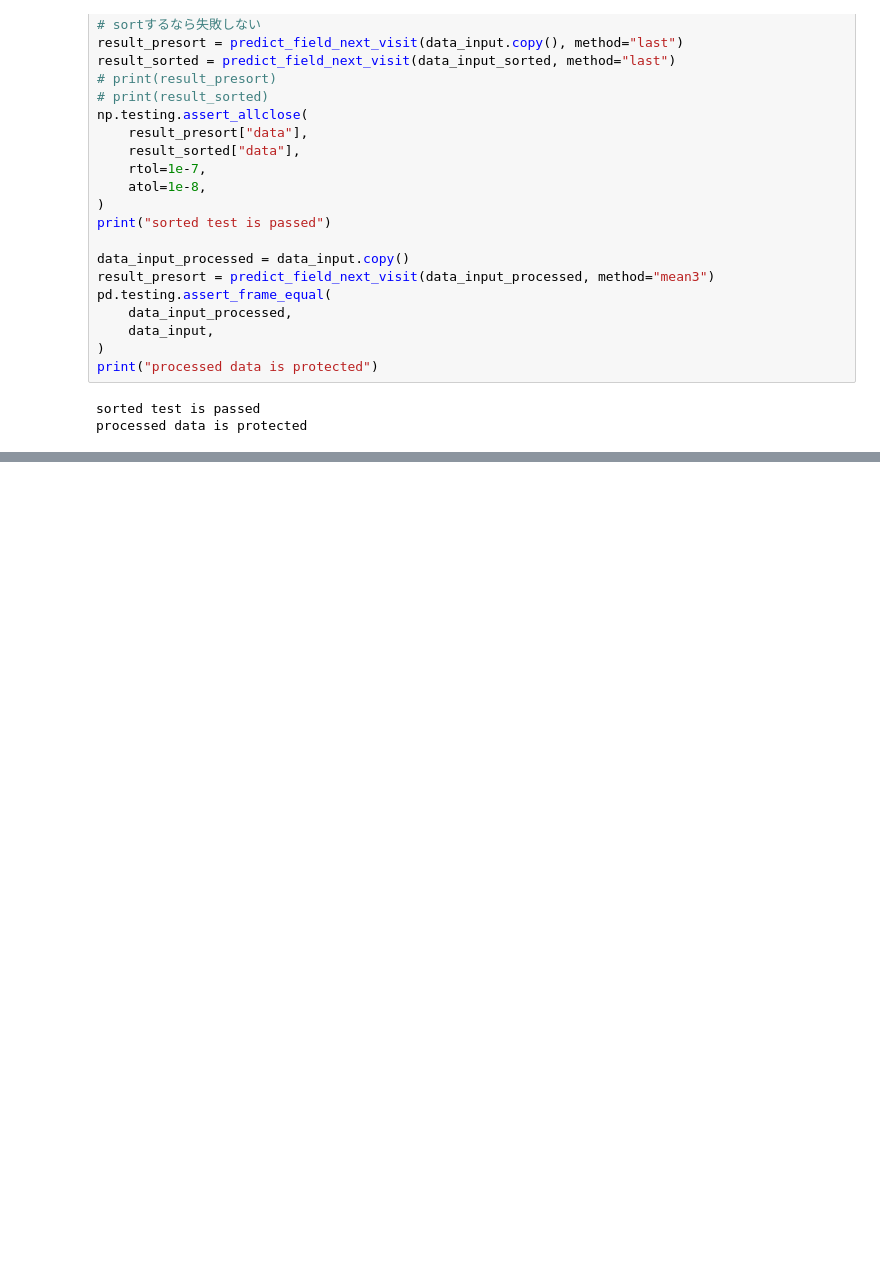
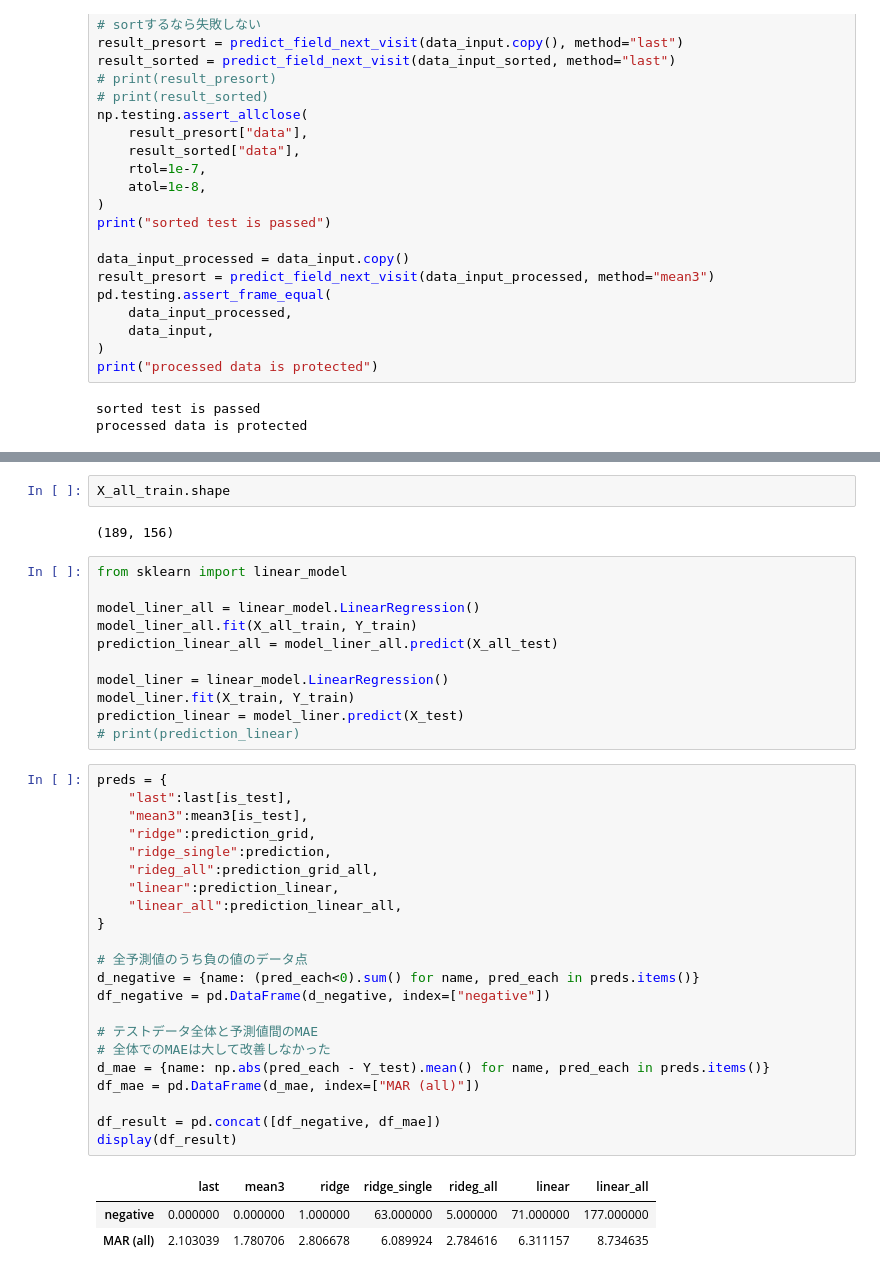
Before and after one commit to kuroganegames/biosignal_training, a Jupyter notebook: retina_tutorial/retina_exploration.ipynb, the cells around one changed output, grey strips where cells are left out. Saved outputs shown, nothing was run; the diff lists cells and outputs as text; blank space fills up the shorter version.

```diff
--- a/retina_tutorial/retina_exploration.ipynb
+++ b/retina_tutorial/retina_exploration.ipynb
@@ -1730,0 +1746,41 @@ processed data is protected
+# %%
+X_all_train.shape
+# %% [output]
+(189, 156)
+# %%
+from sklearn import linear_model
+
+model_liner_all = linear_model.LinearRegression()
+model_liner_all.fit(X_all_train, Y_train)
+prediction_linear_all = model_liner_all.predict(X_all_test)
+
+model_liner = linear_model.LinearRegression()
+model_liner.fit(X_train, Y_train)
+prediction_linear = model_liner.predict(X_test)
+# print(prediction_linear)
+# %%
+preds = {
+    "last":last[is_test],
+    "mean3":mean3[is_test],
+    "ridge":prediction_grid,
+    "ridge_single":prediction,
+    "rideg_all":prediction_grid_all,
+    "linear":prediction_linear,
+    "linear_all":prediction_linear_all,
+}
+
+# 全予測値のうち負の値のデータ点
+d_negative = {name: (pred_each<0).sum() for name, pred_each in preds.items()}
+df_negative = pd.DataFrame(d_negative, index=["negative"])
+
+# テストデータ全体と予測値間のMAE
+# 全体でのMAEは大して改善しなかった
+d_mae = {name: np.abs(pred_each - Y_test).mean() for name, pred_each in preds.items()}
+df_mae = pd.DataFrame(d_mae, index=["MAR (all)"])
+
+df_result = pd.concat([df_negative, df_mae])
+display(df_result)
+# %% [output]
+|  | last | mean3 | ridge | ridge_single | rideg_all | linear | linear_all |
+| negative | 0.000000 | 0.000000 | 1.000000 | 63.000000 | 5.000000 | 71.000000 | 177.000000 |
+| MAR (all) | 2.103039 | 1.780706 | 2.806678 | 6.089924 | 2.784616 | 6.311157 | 8.734635 |
```
Also changed, not shown: parts of 23 cells of this notebook, 2 other files.
